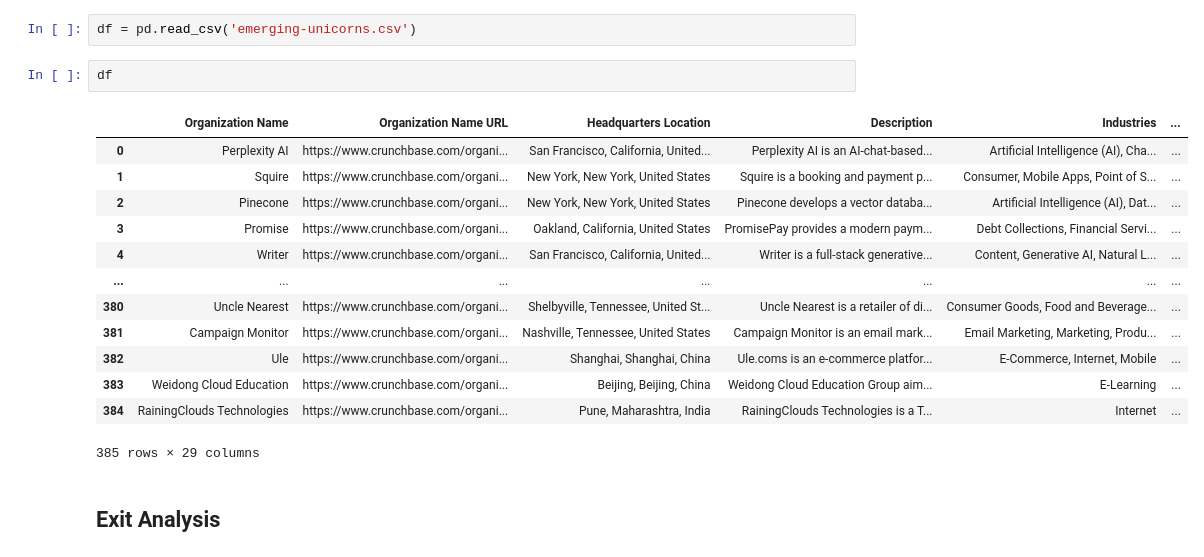
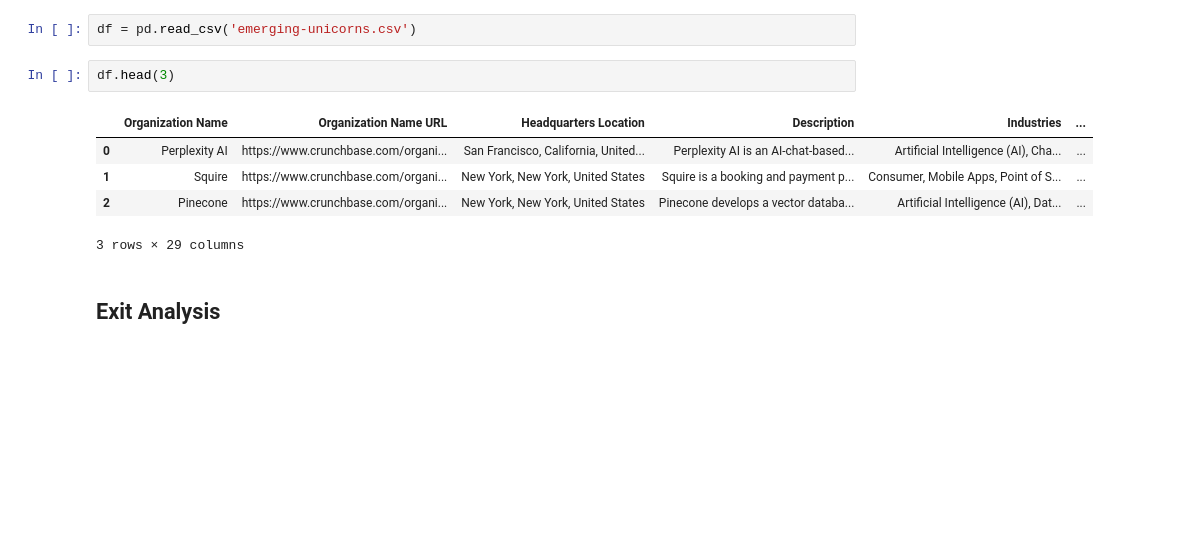
Before and after one commit to vktennis/STAT-165-Project, a Jupyter notebook: final project.ipynb, the cells around one changed output. Cells and saved outputs as stored; diff of their text form; blank space fills up the shorter version.

```diff
--- a/final project.ipynb
+++ b/final project.ipynb
@@ -20,21 +20,13 @@ We'll also likely need to split up analysis / generate trends individually eithe
 # %%
 df = pd.read_csv('emerging-unicorns.csv')
 # %%
-df
+df.head(3)
 # %% [output]
 |  | Organization Name | Organization Name URL | Headquarters Location | Description | Industries | ... |
 | 0 | Perplexity AI | https://www.crunchbase.com/organi... | San Francisco, California, United... | Perplexity AI is an AI-chat-based... | Artificial Intelligence (AI), Cha... | ... |
 | 1 | Squire | https://www.crunchbase.com/organi... | New York, New York, United States | Squire is a booking and payment p... | Consumer, Mobile Apps, Point of S... | ... |
 | 2 | Pinecone | https://www.crunchbase.com/organi... | New York, New York, United States | Pinecone develops a vector databa... | Artificial Intelligence (AI), Dat... | ... |
-| 3 | Promise | https://www.crunchbase.com/organi... | Oakland, California, United States | PromisePay provides a modern paym... | Debt Collections, Financial Servi... | ... |
-| 4 | Writer | https://www.crunchbase.com/organi... | San Francisco, California, United... | Writer is a full-stack generative... | Content, Generative AI, Natural L... | ... |
-| ... | ... | ... | ... | ... | ... | ... |
-| 380 | Uncle Nearest | https://www.crunchbase.com/organi... | Shelbyville, Tennessee, United St... | Uncle Nearest is a retailer of di... | Consumer Goods, Food and Beverage... | ... |
-| 381 | Campaign Monitor | https://www.crunchbase.com/organi... | Nashville, Tennessee, United States | Campaign Monitor is an email mark... | Email Marketing, Marketing, Produ... | ... |
-| 382 | Ule | https://www.crunchbase.com/organi... | Shanghai, Shanghai, China | Ule.coms is an e-commerce platfor... | E-Commerce, Internet, Mobile | ... |
-| 383 | Weidong Cloud Education | https://www.crunchbase.com/organi... | Beijing, Beijing, China | Weidong Cloud Education Group aim... | E-Learning | ... |
-| 384 | RainingClouds Technologies | https://www.crunchbase.com/organi... | Pune, Maharashtra, India | RainingClouds Technologies is a T... | Internet | ... |
-385 rows × 29 columns
+3 rows × 29 columns
 # %% [markdown]
 ## Exit Analysis
 # %%
```
Also changed, not shown: parts of 20 cells of this notebook.
